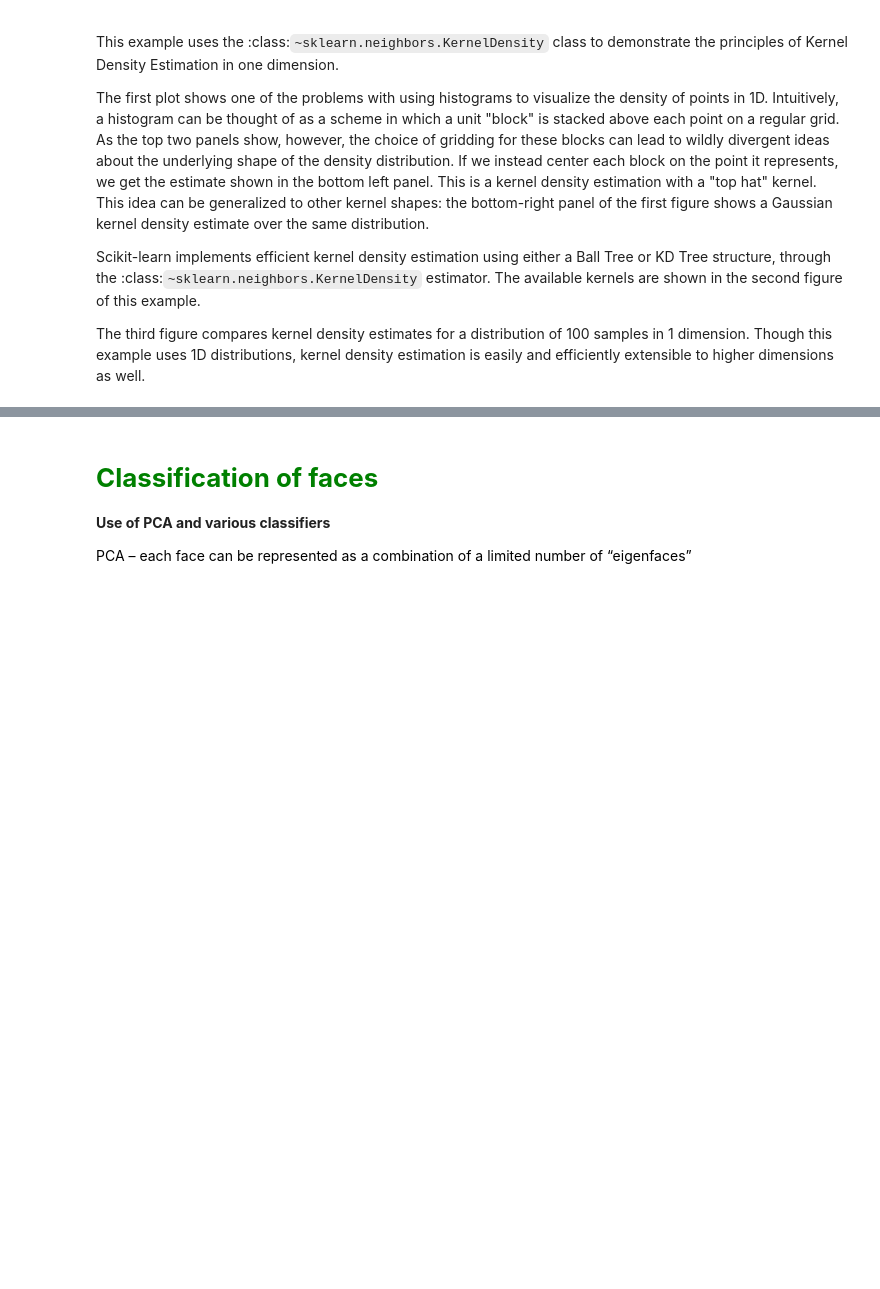
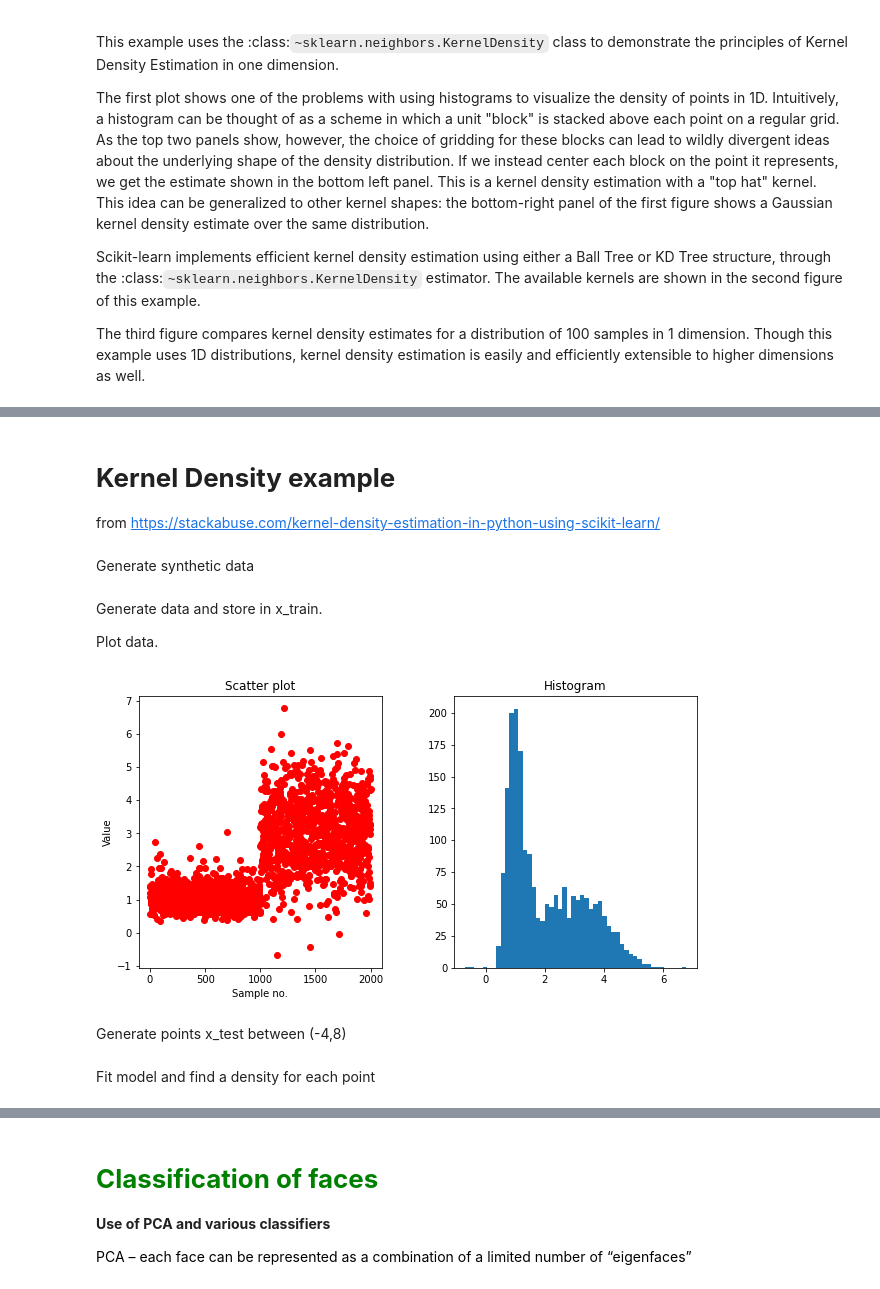
Before and after one commit to marcinwolter/Machine-learning-KISD-2022, a Jupyter notebook: lecture2.ipynb, the cells around one changed output, grey strips where cells are left out. Cells and saved outputs as stored; diff of their text form; code cells hidden in the pictures; blank space fills up the shorter version.

```diff
--- a/lecture2.ipynb
+++ b/lecture2.ipynb
@@ -718,0 +601,3 @@ plt.show()
+# %% [markdown]
+# **Kernel Density example**
+from https://stackabuse.com/kernel-density-estimation-in-python-using-scikit-learn/
@@ -718,0 +609,35 @@ plt.show()
+# %% [markdown]
+Generate synthetic data
+# %%
+def generate_data(seed=17):
+    # Fix the seed to reproduce the results
+    rand = np.random.RandomState(seed)
+    x = []
+    dat = rand.lognormal(0, 0.3, 1000)
+    x = np.concatenate((x, dat))
+    dat = rand.normal(3, 1, 1000)
+    x = np.concatenate((x, dat))
+    return x
+# %% [markdown]
+Generate data and store in x_train.
+
+Plot data.
+# %%
+x_train = generate_data()[:, np.newaxis]
+
+
+fig, ax = plt.subplots(nrows=1, ncols=2, figsize=(10, 5))
+plt.subplot(121)
+plt.scatter(np.arange(len(x_train)), x_train, c='red')
+plt.xlabel('Sample no.')
+plt.ylabel('Value')
+plt.title('Scatter plot')
+plt.subplot(122)
+plt.hist(x_train, bins=50)
+plt.title('Histogram')
+fig.subplots_adjust(wspace=.3)
+plt.show()
+# %% [output]
+[figure, added]
+# %% [markdown]
+Generate points x_test between (-4,8)
@@ -718,0 +646,2 @@ plt.show()
+# %% [markdown]
+Fit model and find a density for each point
```
Also changed, not shown: parts of 17 cells of this notebook.
